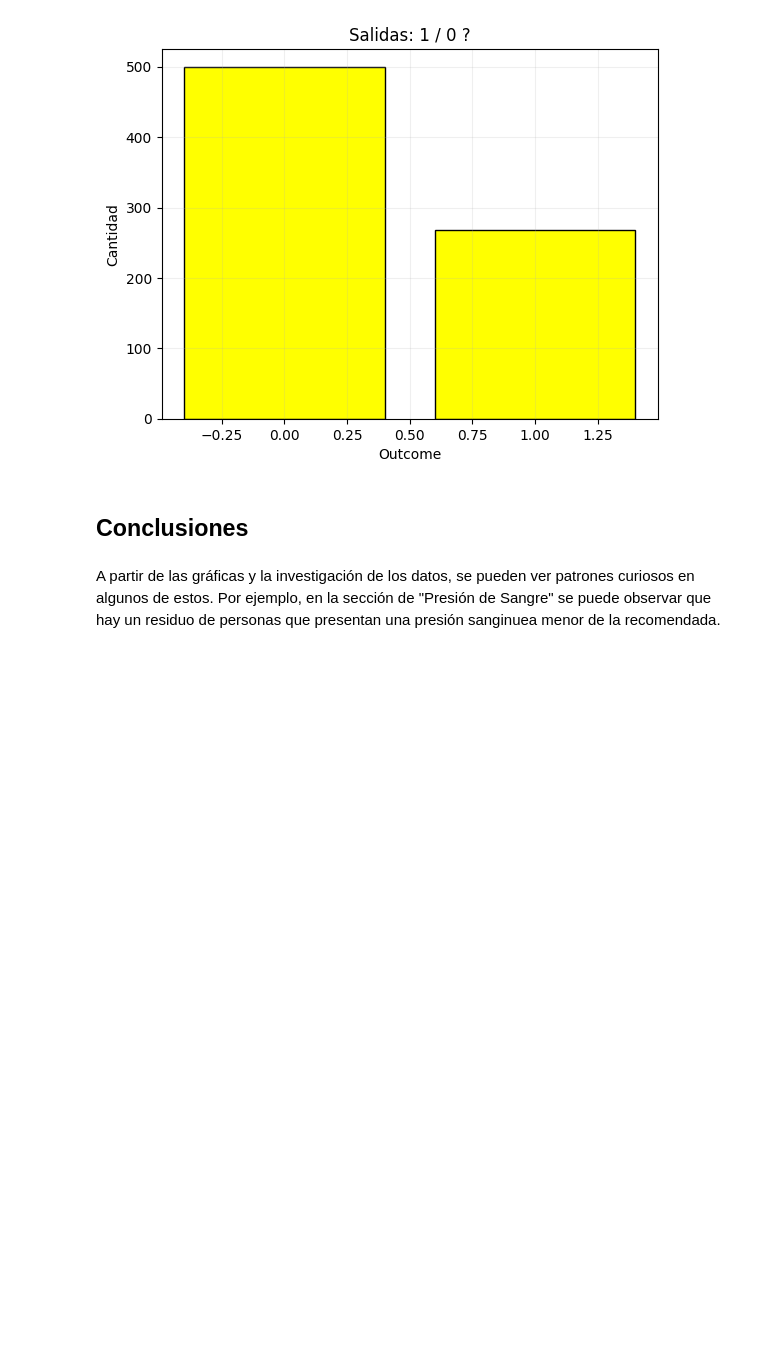
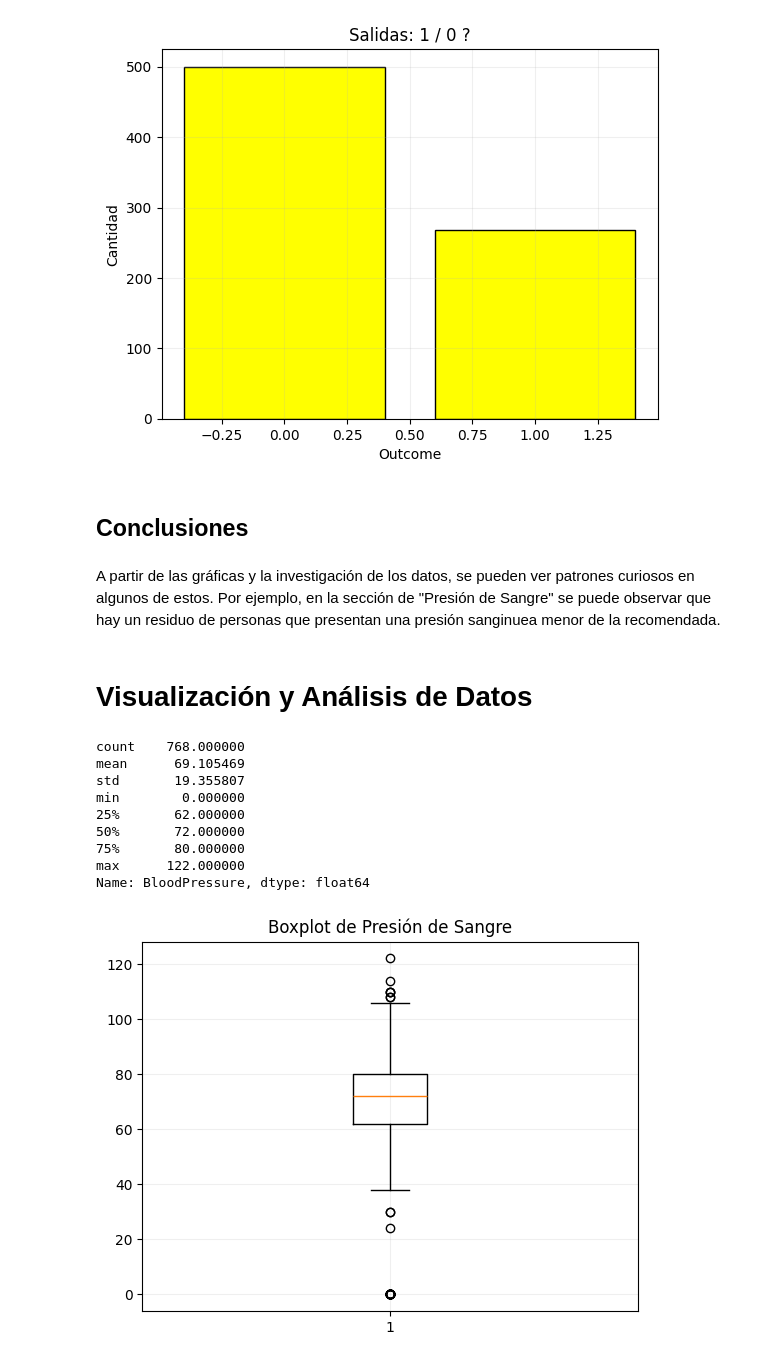
Before and after one commit to IlanNaM/laboratorio_A01412672, a Jupyter notebook: EstadisticaDescriptiva.ipynb, the cells around one changed output. Cells and saved outputs as stored; diff of their text form; code cells hidden in the pictures; blank space fills up the shorter version.

```diff
--- a/EstadisticaDescriptiva.ipynb
+++ b/EstadisticaDescriptiva.ipynb
@@ -339,3 +340,23 @@ Name: count, dtype: float64
 ## Conclusiones
 # %% [markdown]
 A partir de las gráficas y la investigación de los datos, se pueden ver patrones curiosos en algunos de estos. Por ejemplo, en la sección de "Presión de Sangre" se puede observar que hay un residuo de personas que presentan una presión sanginuea menor de la recomendada.
+# %% [markdown]
+# Visualización y Análisis de Datos
+# %%
+presion_sangre = diabetes["BloodPressure"]
+print(presion_sangre.describe())
+
+plt.boxplot(presion_sangre.dropna())
+plt.title("Boxplot de Presión de Sangre")
+plt.grid(alpha=0.2); plt.show()
+# %% [output]
+count    768.000000
+mean      69.105469
+std       19.355807
+min        0.000000
+25%       62.000000
+50%       72.000000
+75%       80.000000
+max      122.000000
+Name: BloodPressure, dtype: float64
+[figure, added]
```
Also changed, not shown: parts of 6 cells of this notebook, 1 other file.
